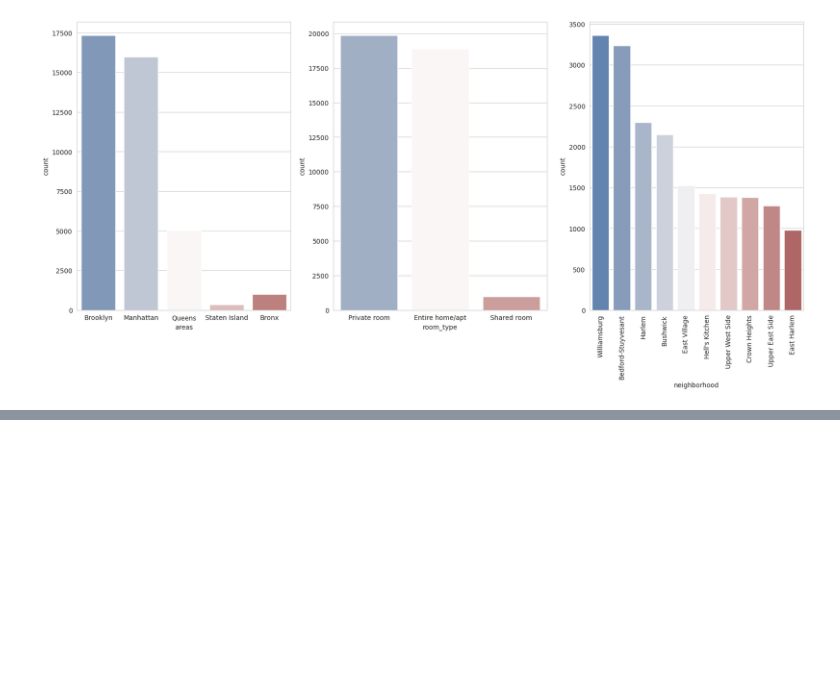
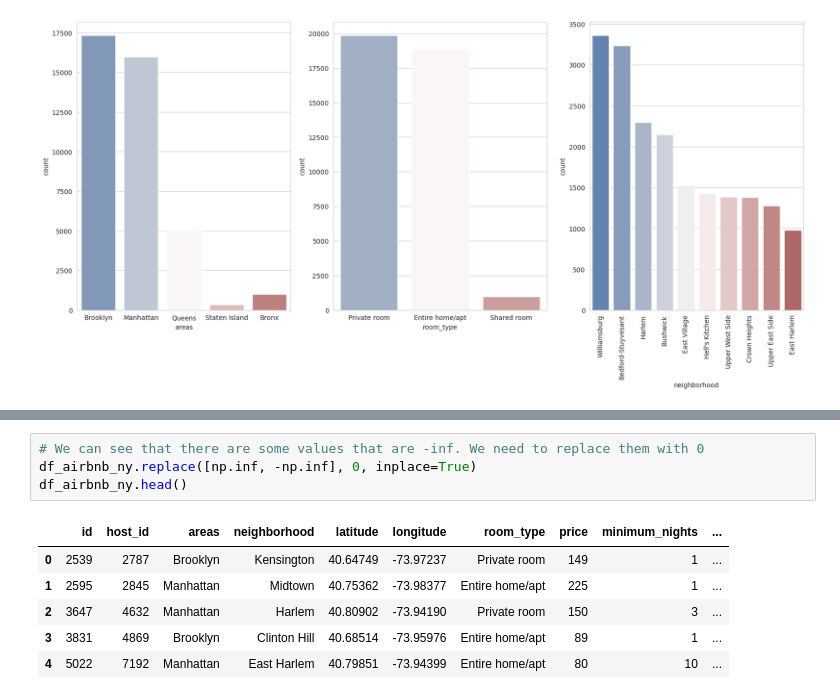
Before and after one commit to fevc08/new_york_city_airbnb_eda, a Jupyter notebook: src/explore.ipynb, the cells around one changed output, grey strips where cells are left out. Drawn from its saved outputs; the diff is of its cells as text; blank space fills up the shorter version.

```diff
--- a/src/explore.ipynb
+++ b/src/explore.ipynb
@@ -228,0 +250,11 @@ plt.show()
+# %%
+# We can see that there are some values that are -inf. We need to replace them with 0
+df_airbnb_ny.replace([np.inf, -np.inf], 0, inplace=True)
+df_airbnb_ny.head()
+# %% [output]
+|  | id | host_id | areas | neighborhood | latitude | longitude | room_type | price | minimum_nights | ... |
+| 0 | 2539 | 2787 | Brooklyn | Kensington | 40.64749 | -73.97237 | Private room | 149 | 1 | ... |
+| 1 | 2595 | 2845 | Manhattan | Midtown | 40.75362 | -73.98377 | Entire home/apt | 225 | 1 | ... |
+| 2 | 3647 | 4632 | Manhattan | Harlem | 40.80902 | -73.94190 | Private room | 150 | 3 | ... |
+| 3 | 3831 | 4869 | Brooklyn | Clinton Hill | 40.68514 | -73.95976 | Entire home/apt | 89 | 1 | ... |
+| 4 | 5022 | 7192 | Manhattan | East Harlem | 40.79851 | -73.94399 | Entire home/apt | 80 | 10 | ... |
```
Also changed, not shown: parts of 6 cells of this notebook.
